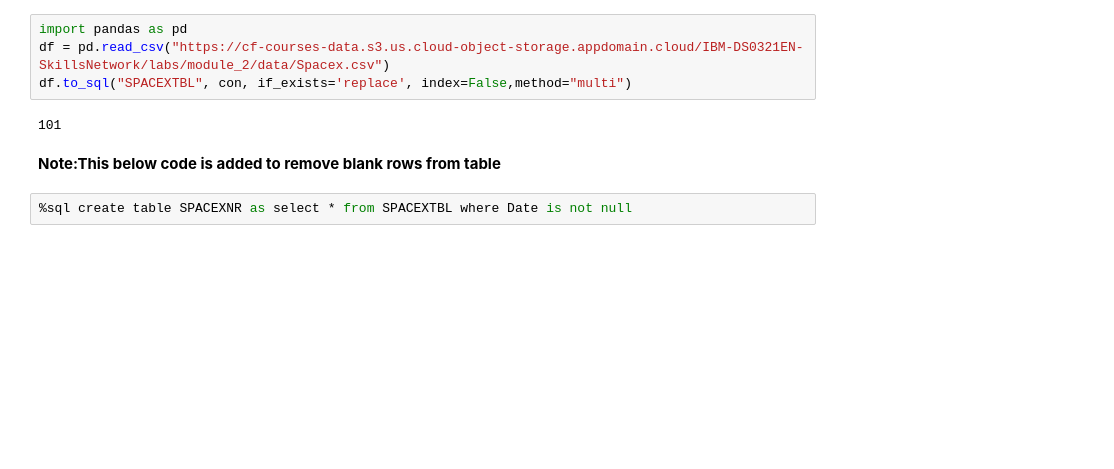
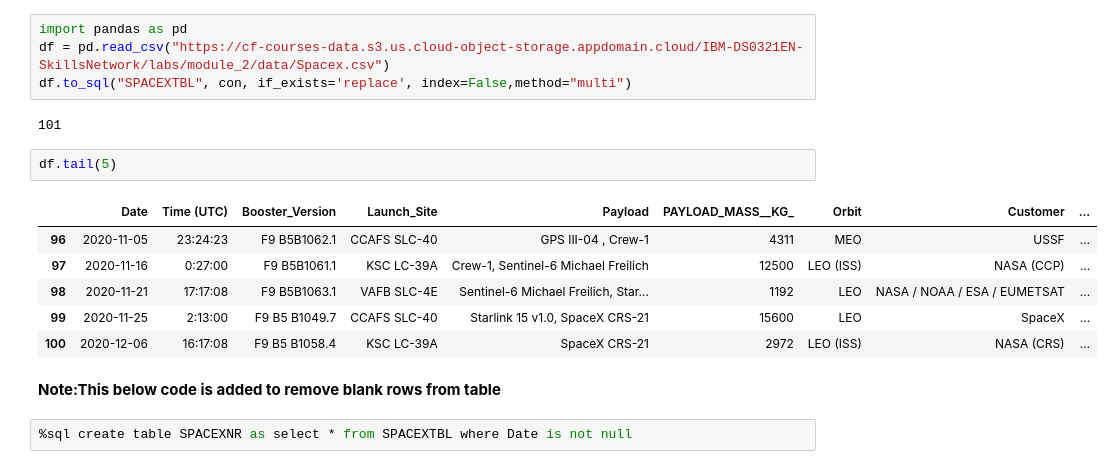
Before and after one commit to arina001/capstone, a Jupyter notebook: NRjupyter-labs-eda-sql-edx_sqllite.ipynb, the cells around one changed output. Drawn from its saved outputs; the diff is of its cells as text; blank space fills up the shorter version.

```diff
--- a/NRjupyter-labs-eda-sql-edx_sqllite.ipynb
+++ b/NRjupyter-labs-eda-sql-edx_sqllite.ipynb
@@ -83,6 +83,15 @@ df = pd.read_csv("https://cf-courses-data.s3.us.cloud-object-storage.appdomain.c
 df.to_sql("SPACEXTBL", con, if_exists='replace', index=False,method="multi")
 # %% [output]
 101
+# %%
+df.tail(5)
+# %% [output]
+|  | Date | Time (UTC) | Booster_Version | Launch_Site | Payload | PAYLOAD_MASS__KG_ | Orbit | Customer | ... |
+| 96 | 2020-11-05 | 23:24:23 | F9 B5B1062.1 | CCAFS SLC-40 | GPS III-04 , Crew-1 | 4311 | MEO | USSF | ... |
+| 97 | 2020-11-16 | 0:27:00 | F9 B5B1061.1 | KSC LC-39A | Crew-1, Sentinel-6 Michael Freilich | 12500 | LEO (ISS) | NASA (CCP) | ... |
+| 98 | 2020-11-21 | 17:17:08 | F9 B5B1063.1 | VAFB SLC-4E | Sentinel-6 Michael Freilich, Star... | 1192 | LEO | NASA / NOAA / ESA / EUMETSAT | ... |
+| 99 | 2020-11-25 | 2:13:00 | F9 B5 B1049.7 | CCAFS SLC-40 | Starlink 15 v1.0, SpaceX CRS-21 | 15600 | LEO | SpaceX | ... |
+| 100 | 2020-12-06 | 16:17:08 | F9 B5 B1058.4 | KSC LC-39A | SpaceX CRS-21 | 2972 | LEO (ISS) | NASA (CRS) | ... |
 # %% [markdown]
 **Note:This below code is added to remove blank rows from table**
 # %%
```
Also changed, not shown: parts of 1 cell of this notebook, 7 other files.
